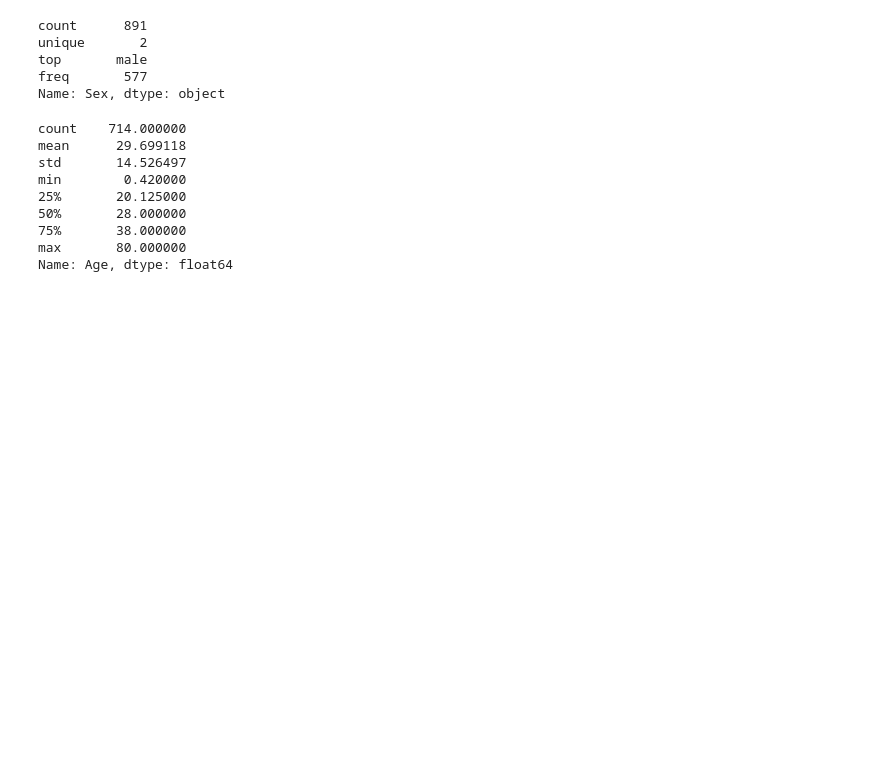
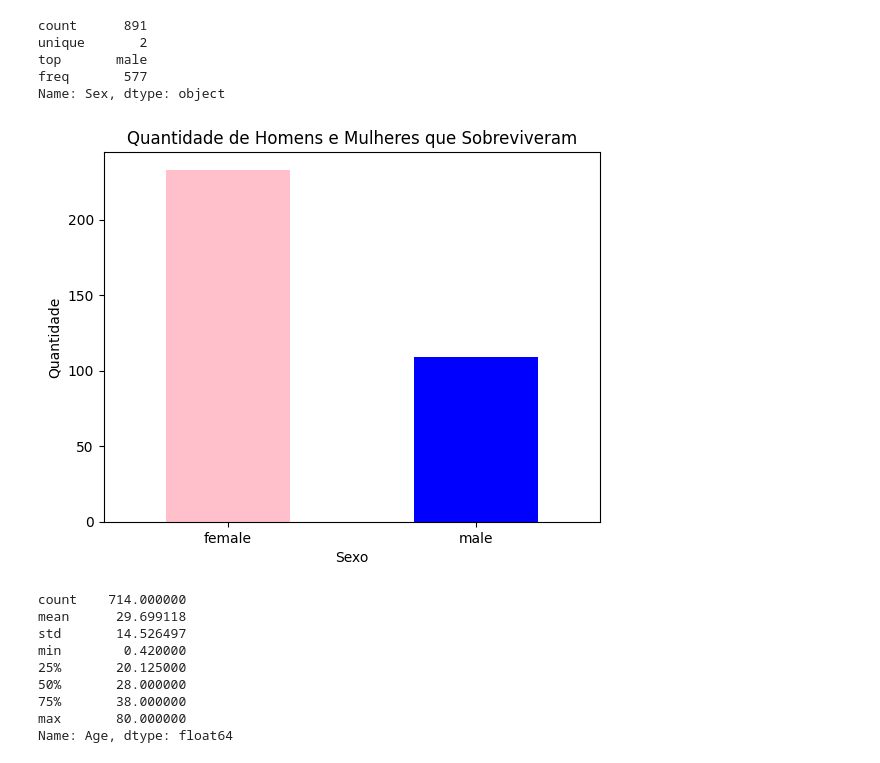
Before and after one commit to kmendesDev/project_titanic, a Jupyter notebook: data_cleaning_titanic.ipynb, the cells around one changed output. Cells and saved outputs as stored; diff of their text form; code cells hidden in the pictures; blank space fills up the shorter version.

Commit message:
Gráficos adicionados na análise das colunas

```diff
--- a/data_cleaning_titanic.ipynb
+++ b/data_cleaning_titanic.ipynb
@@ -301,6 +297,19 @@ unique       2
 top       male
 freq       577
 Name: Sex, dtype: object
+# %%
+# Calcular a quantidade de homens e mulheres que sobreviveram
+sobreviventes_por_sexo = training_data[training_data['Survived'] == 1]['Sex'].value_counts()
+
+# Plotar o gráfico de barras
+sobreviventes_por_sexo.plot(kind='bar', color=['pink', 'blue'])
+plt.title('Quantidade de Homens e Mulheres que Sobreviveram')
+plt.xlabel('Sexo')
+plt.ylabel('Quantidade')
+plt.xticks(rotation=0)  # Para manter os rótulos no eixo x na posição horizontal
+plt.show()
+# %% [output]
+[figure, added]
 # %%
 # Coluna Age:
 # Verificar a idade dos passageiros:
```
Also changed, not shown: parts of 44 cells of this notebook.
